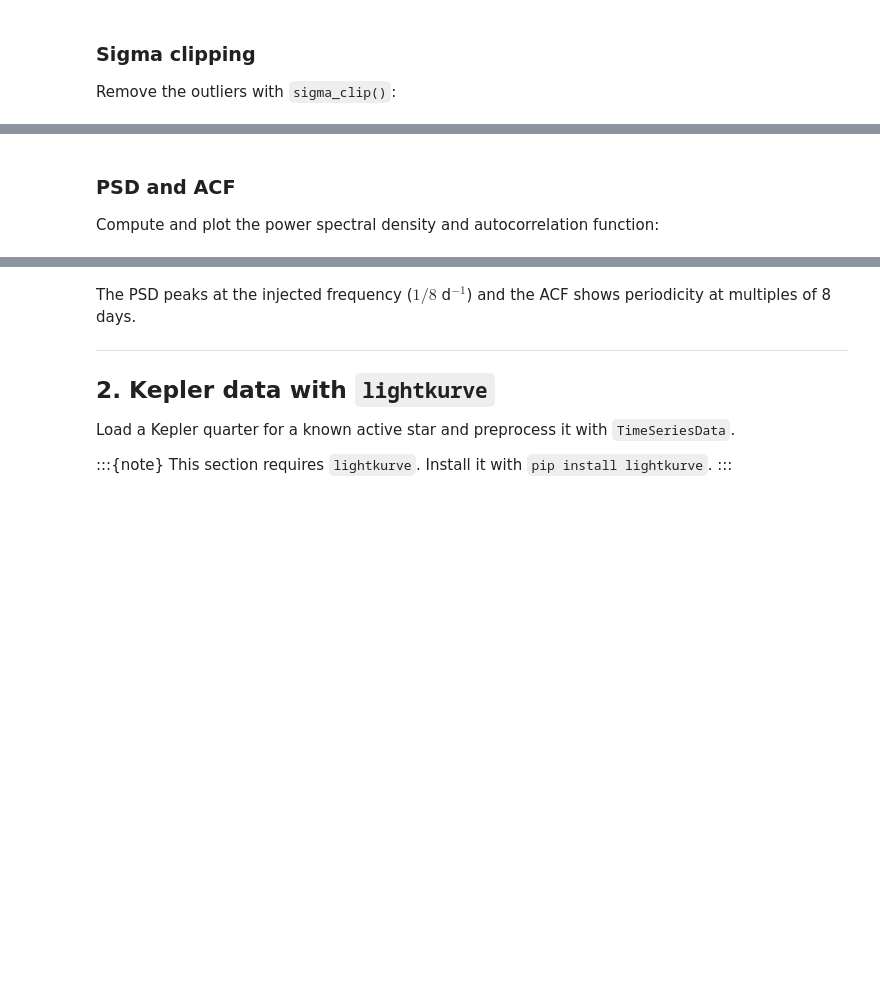
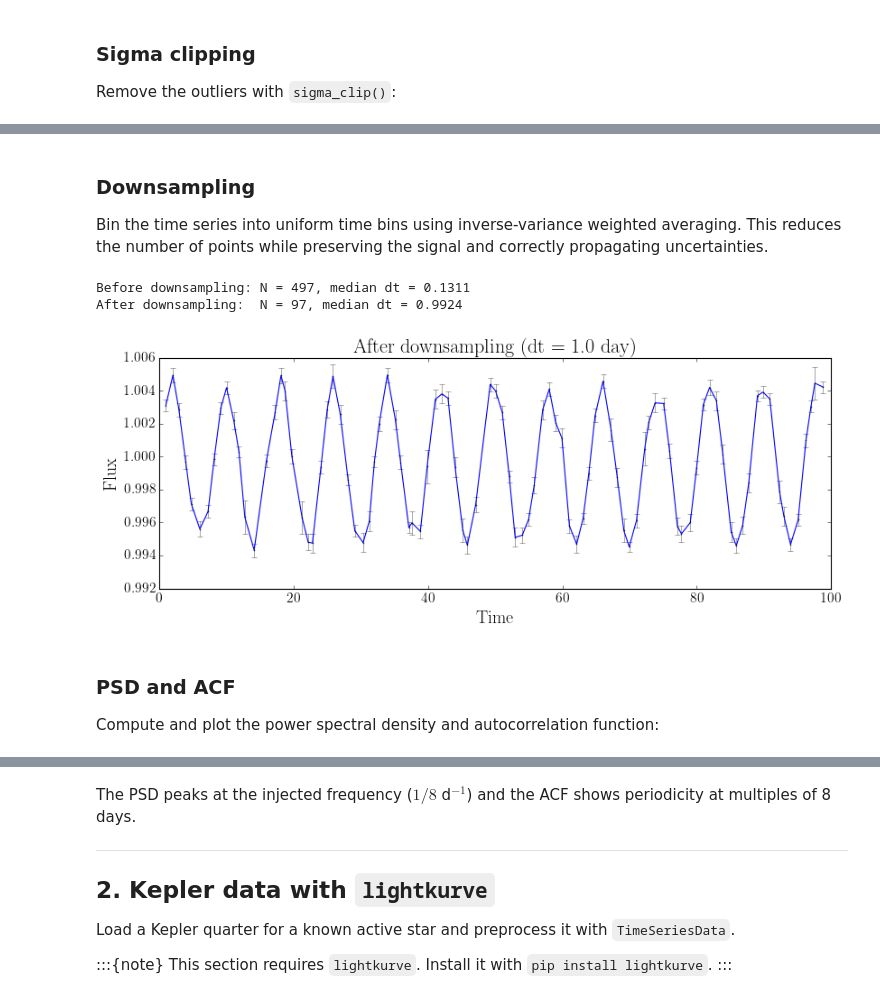
Before and after one commit to jbirky/spotgp, a Jupyter notebook: docs/tutorials/data_preprocessing.ipynb, the cells around one changed output, grey strips where cells are left out. Cells and saved outputs as stored; diff of their text form; code cells hidden in the pictures; blank space fills up the shorter version.

```diff
--- a/docs/tutorials/data_preprocessing.ipynb
+++ b/docs/tutorials/data_preprocessing.ipynb
@@ -82,9 +82,26 @@ Before clipping: N = 497
 After clipping:  N = 497
 [figure]
 # %% [markdown]
-### PSD and ACF
+### Downsampling
 
-Compute and plot the power spectral density and autocorrelation function:
+Bin the time series into uniform time bins using inverse-variance weighted averaging. This reduces the number of points while preserving the signal and correctly propagating uncertainties.
+# %%
+print(f"Before downsampling: N = {ts.N}, median dt = {ts.median_dt:.4f}")
+ts.downsample(dt=1.0)
+print(f"After downsampling:  N = {ts.N}, median dt = {ts.median_dt:.4f}")
+
+ts.plot()
+plt.plot(ts.x, ts.y)
+plt.title("After downsampling (dt = 1.0 day)")
+plt.show()
+# %% [output]
+Before downsampling: N = 497, median dt = 0.1311
+After downsampling:  N = 97, median dt = 0.9924
+[figure, added]
+# %% [markdown]
+### PSD and ACF
+
+Compute and plot the power spectral density and autocorrelation function:
 # %%
 fig, axes = plt.subplots(1, 2, figsize=(14, 4))
 
```
Also changed, not shown: parts of 9 cells of this notebook, 1 other file.
